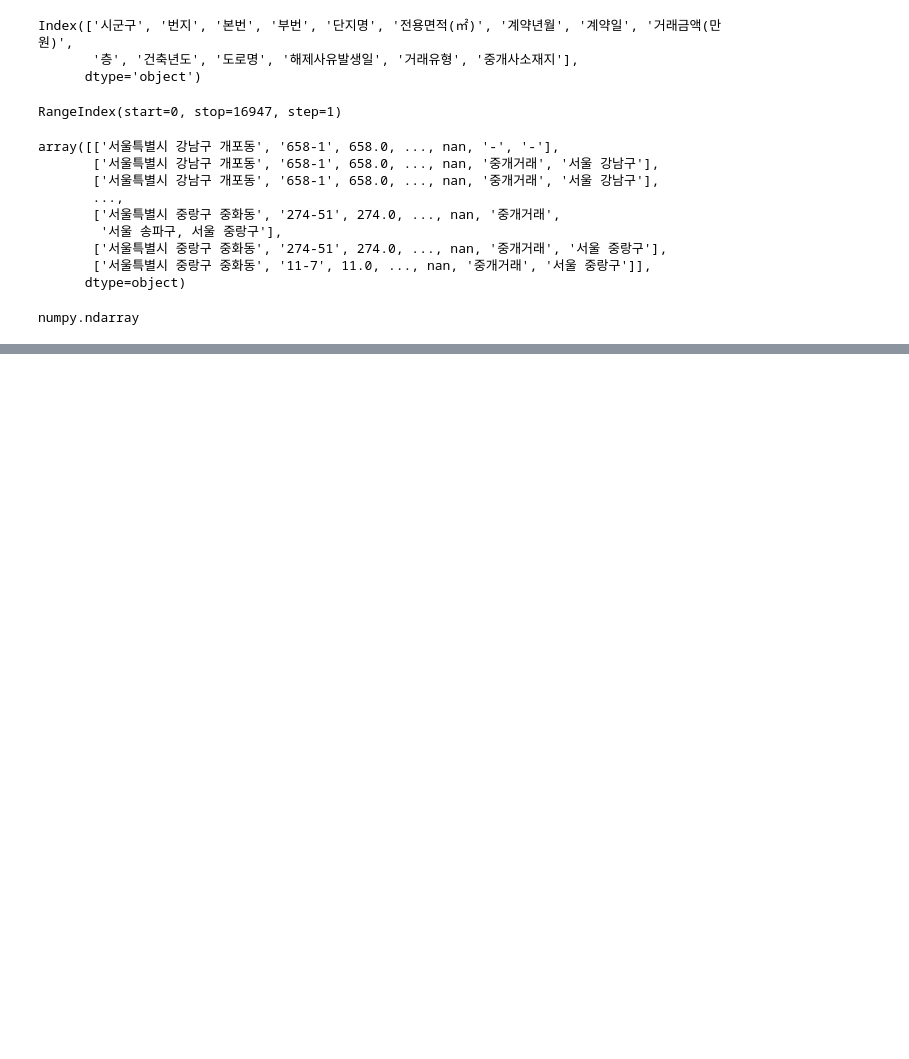
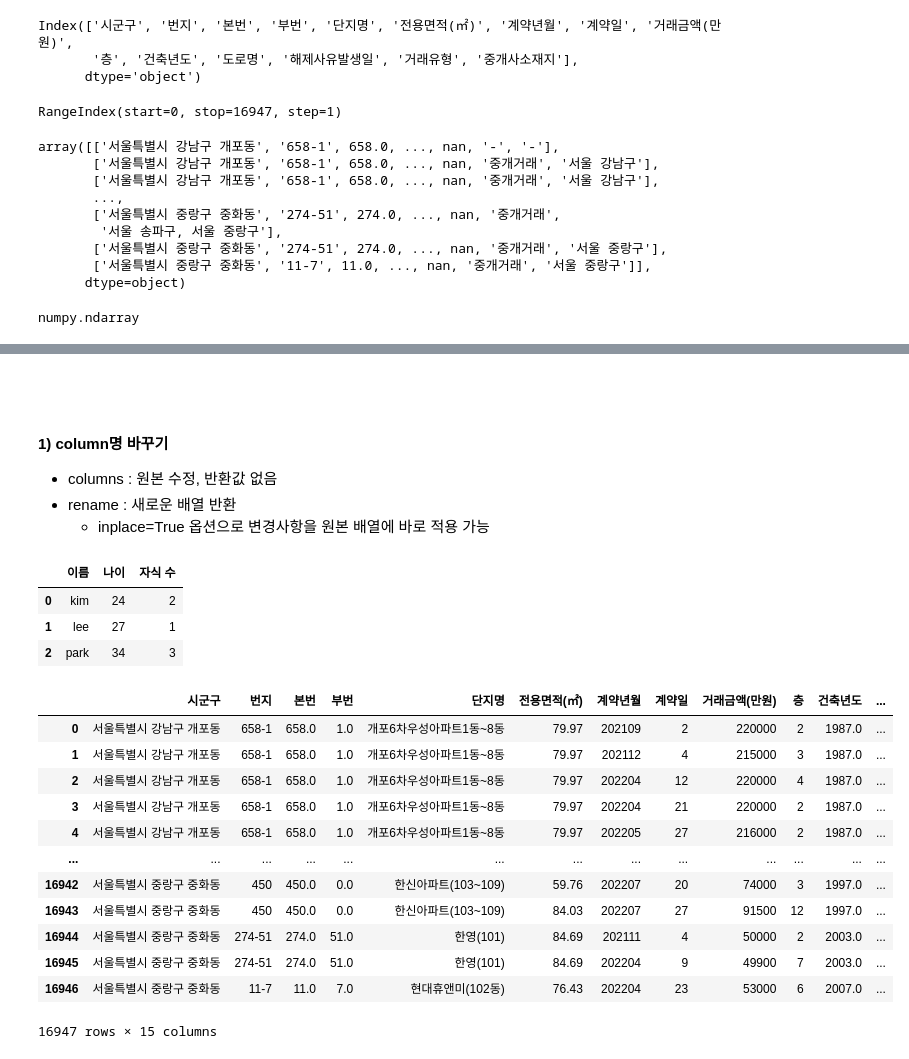
Before and after one commit to khakaa/KB_IT_academy_python, a Jupyter notebook: 20220905/day_0905_Pandas.ipynb, the cells around one changed output, grey strips where cells are left out. Cells and saved outputs as stored; diff of their text form; code cells hidden in the pictures; blank space fills up the shorter version.

```diff
--- a/20220905/day_0905_Pandas.ipynb
+++ b/20220905/day_0905_Pandas.ipynb
@@ -53,0 +346,8 @@ numpy.ndarray
+# %% [markdown]
+<br/>
+<br/>
+# %% [markdown]
+**1) column명 바꾸기**
+- columns : 원본 수정, 반환값 없음
+- rename : 새로운 배열 반환
+    - inplace=True 옵션으로 변경사항을 원본 배열에 바로 적용 가능
@@ -53,0 +364,28 @@ numpy.ndarray
+# %%
+df1.columns = ['이름', '나이', '자식 수']
+
+df1
+# %% [output]
+|  | 이름 | 나이 | 자식 수 |
+| 0 | kim | 24 | 2 |
+| 1 | lee | 27 | 1 |
+| 2 | park | 34 | 3 |
+# %%
+apt_price
+apt_price.rename(
+    columns={'전용면적(㎡)' : '전용면적_m2', '거래금액(만원)' : ''}
+)
+# %% [output]
+|  | 시군구 | 번지 | 본번 | 부번 | 단지명 | 전용면적(㎡) | 계약년월 | 계약일 | 거래금액(만원) | 층 | 건축년도 | ... |
+| 0 | 서울특별시 강남구 개포동 | 658-1 | 658.0 | 1.0 | 개포6차우성아파트1동~8동 | 79.97 | 202109 | 2 | 220000 | 2 | 1987.0 | ... |
+| 1 | 서울특별시 강남구 개포동 | 658-1 | 658.0 | 1.0 | 개포6차우성아파트1동~8동 | 79.97 | 202112 | 4 | 215000 | 3 | 1987.0 | ... |
+| 2 | 서울특별시 강남구 개포동 | 658-1 | 658.0 | 1.0 | 개포6차우성아파트1동~8동 | 79.97 | 202204 | 12 | 220000 | 4 | 1987.0 | ... |
+| 3 | 서울특별시 강남구 개포동 | 658-1 | 658.0 | 1.0 | 개포6차우성아파트1동~8동 | 79.97 | 202204 | 21 | 220000 | 2 | 1987.0 | ... |
+| 4 | 서울특별시 강남구 개포동 | 658-1 | 658.0 | 1.0 | 개포6차우성아파트1동~8동 | 79.97 | 202205 | 27 | 216000 | 2 | 1987.0 | ... |
+| ... | ... | ... | ... | ... | ... | ... | ... | ... | ... | ... | ... | ... |
+| 16942 | 서울특별시 중랑구 중화동 | 450 | 450.0 | 0.0 | 한신아파트(103~109) | 59.76 | 202207 | 20 | 74000 | 3 | 1997.0 | ... |
+| 16943 | 서울특별시 중랑구 중화동 | 450 | 450.0 | 0.0 | 한신아파트(103~109) | 84.03 | 202207 | 27 | 91500 | 12 | 1997.0 | ... |
+| 16944 | 서울특별시 중랑구 중화동 | 274-51 | 274.0 | 51.0 | 한영(101) | 84.69 | 202111 | 4 | 50000 | 2 | 2003.0 | ... |
+| 16945 | 서울특별시 중랑구 중화동 | 274-51 | 274.0 | 51.0 | 한영(101) | 84.69 | 202204 | 9 | 49900 | 7 | 2003.0 | ... |
+| 16946 | 서울특별시 중랑구 중화동 | 11-7 | 11.0 | 7.0 | 현대휴앤미(102동) | 76.43 | 202204 | 23 | 53000 | 6 | 2007.0 | ... |
+16947 rows × 15 columns
```
Also changed, not shown: parts of 73 cells of this notebook, 1 other file.
